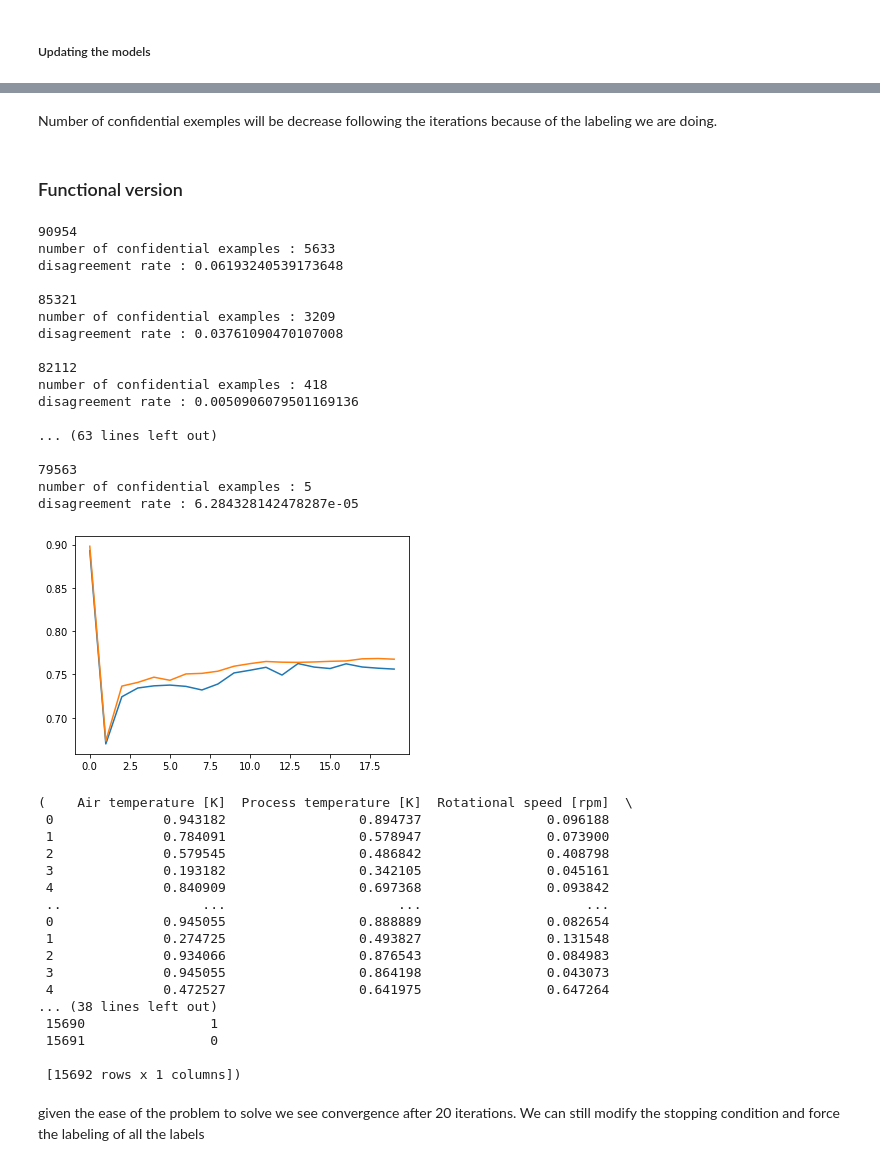
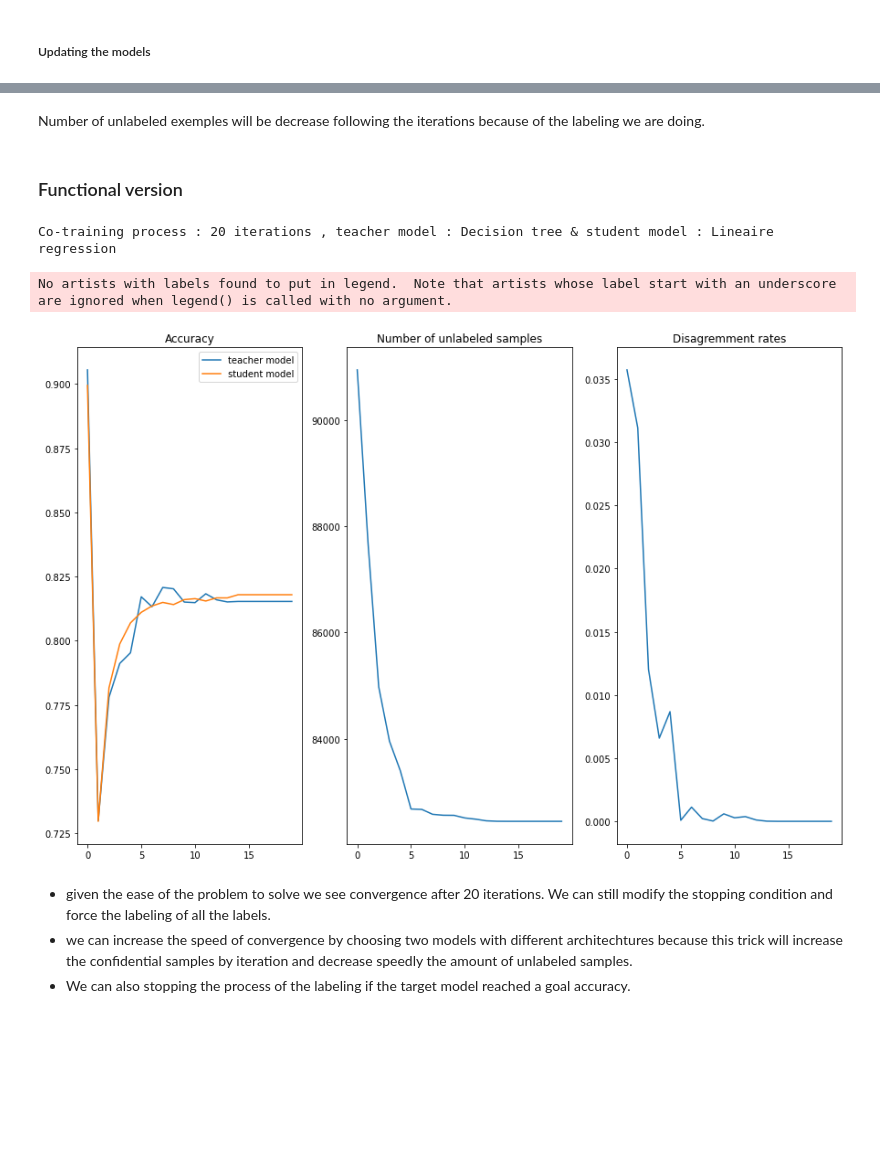
Before and after one commit to AmineYK/Exploring-Semi-Supervised-and-Active-Learning-Techniques-in-Data-Analysis, a Jupyter notebook: Semi supervised and active learning.ipynb, the cells around one changed output, grey strips where cells are left out. Drawn from its saved outputs; the diff is of its cells as text; code cells hidden in the pictures; blank space fills up the shorter version.

Commit message:
finishing SSL with generative models & graphes

```diff
--- a/Semi supervised and active learning.ipynb
+++ b/Semi supervised and active learning.ipynb
@@ -351,5 +364,5 @@ disagreement rate : 0.04230011180138542
 # %% [markdown]
-Number of confidential exemples will be decrease following the iterations because of the labeling we are doing.
+Number of unlabeled exemples will be decrease following the iterations because of the labeling we are doing.
 # %% [markdown]
 ### Functional version
 # %%
@@ -490,43 +533,13 @@ def co_training(inputs_labeled,target_labeled,inputs_unlabeled,niter_max=5):
 # %%
 inputs_labeled , inputs_unlabeled , target_labeled = labeled_unlabeled_split(inputs,target)
 target_labeled = target_labeled.astype(int)
 
-co_training(inputs_labeled,target_labeled,inputs_unlabeled,20)
+final_inputs , final_target = co_training(inputs_labeled,target_labeled,inputs_unlabeled,20,False)
 # %% [output]
-90954
-number of confidential examples : 5633
-disagreement rate : 0.06193240539173648
-
-85321
-number of confidential examples : 3209
-disagreement rate : 0.03761090470107008
-
-82112
-number of confidential examples : 418
-disagreement rate : 0.0050906079501169136
-
-... (63 lines left out)
-
-79563
-number of confidential examples : 5
-disagreement rate : 6.284328142478287e-05
+Co-training process : 20 iterations , teacher model : Decision tree & student model : Lineaire regression
+No artists with labels found to put in legend.  Note that artists whose label start with an underscore are ignored when legend() is called with no argument.
-[figure, old version]
+[figure, new version]
-(    Air temperature [K]  Process temperature [K]  Rotational speed [rpm]  \
- 0              0.943182                 0.894737                0.096188
- 1              0.784091                 0.578947                0.073900
- 2              0.579545                 0.486842                0.408798
- 3              0.193182                 0.342105                0.045161
- 4              0.840909                 0.697368                0.093842
- ..                  ...                      ...                     ...
- 0              0.945055                 0.888889                0.082654
- 1              0.274725                 0.493827                0.131548
- 2              0.934066                 0.876543                0.084983
- 3              0.945055                 0.864198                0.043073
- 4              0.472527                 0.641975                0.647264
-... (38 lines left out)
- 15690                1
- 15691                0
-
- [15692 rows x 1 columns])
 # %% [markdown]
-given the ease of the problem to solve we see convergence after 20 iterations. We can still modify the stopping condition and force the labeling of all the labels
+- given the ease of the problem to solve we see convergence after 20 iterations. We can still modify the stopping condition and force the labeling of all the labels.
+- we can increase the speed of convergence by choosing two models with different architechtures because this trick will increase the confidential samples by iteration and decrease speedly the amount of unlabeled samples.
+- We can also stopping the process of the labeling if the target model reached a goal accuracy.
```
Also changed, not shown: parts of 44 cells of this notebook.
